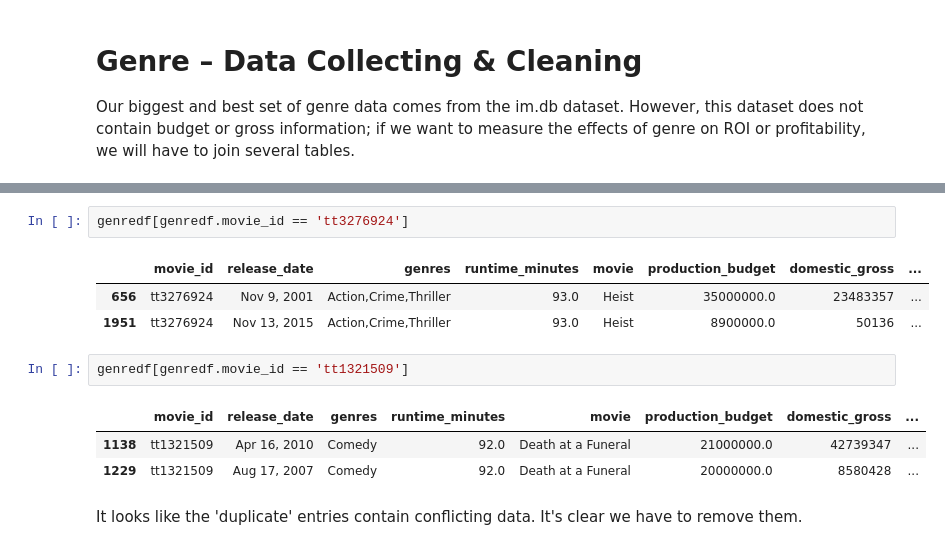
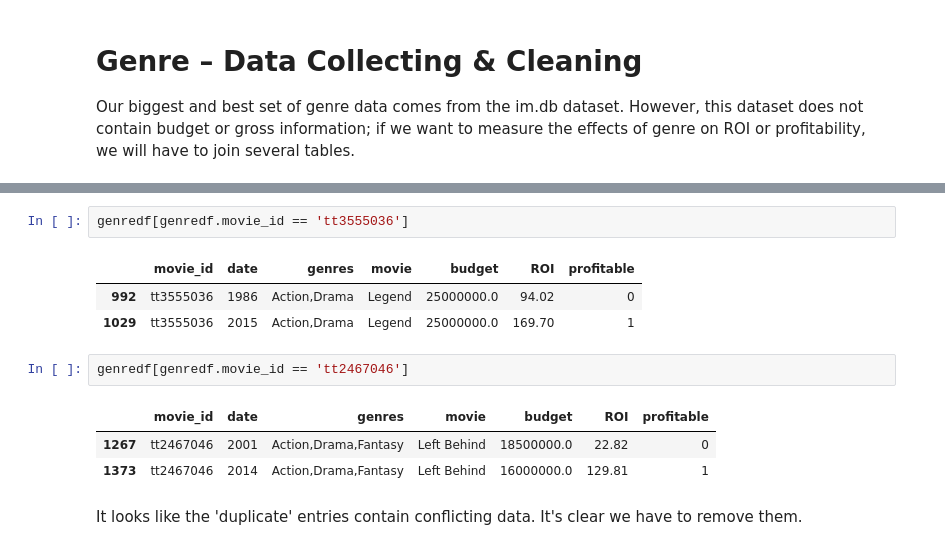
Before and after one commit to Jellohub/phase1_project, a Jupyter notebook: Complete_Analysis.ipynb, the cells around one changed output, grey strips where cells are left out. Drawn from its saved outputs; the diff is of its cells as text.

```diff
--- a/Complete_Analysis.ipynb
+++ b/Complete_Analysis.ipynb
@@ -396,15 +341,15 @@ Name: movie_id, Length: 2986, dtype: int64
 # %%
-genredf[genredf.movie_id == 'tt3276924']
+genredf[genredf.movie_id == 'tt3555036']
 # %% [output]
-|  | movie_id | release_date | genres | runtime_minutes | movie | production_budget | domestic_gross | ... |
-| 656 | tt3276924 | Nov 9, 2001 | Action,Crime,Thriller | 93.0 | Heist | 35000000.0 | 23483357 | ... |
-| 1951 | tt3276924 | Nov 13, 2015 | Action,Crime,Thriller | 93.0 | Heist | 8900000.0 | 50136 | ... |
+|  | movie_id | date | genres | movie | budget | ROI | profitable |
+| 992 | tt3555036 | 1986 | Action,Drama | Legend | 25000000.0 | 94.02 | 0 |
+| 1029 | tt3555036 | 2015 | Action,Drama | Legend | 25000000.0 | 169.70 | 1 |
 # %%
-genredf[genredf.movie_id == 'tt1321509']
+genredf[genredf.movie_id == 'tt2467046']
 # %% [output]
-|  | movie_id | release_date | genres | runtime_minutes | movie | production_budget | domestic_gross | ... |
-| 1138 | tt1321509 | Apr 16, 2010 | Comedy | 92.0 | Death at a Funeral | 21000000.0 | 42739347 | ... |
-| 1229 | tt1321509 | Aug 17, 2007 | Comedy | 92.0 | Death at a Funeral | 20000000.0 | 8580428 | ... |
+|  | movie_id | date | genres | movie | budget | ROI | profitable |
+| 1267 | tt2467046 | 2001 | Action,Drama,Fantasy | Left Behind | 18500000.0 | 22.82 | 0 |
+| 1373 | tt2467046 | 2014 | Action,Drama,Fantasy | Left Behind | 16000000.0 | 129.81 | 1 |
 # %% [markdown]
 It looks like the 'duplicate' entries contain conflicting data. It's clear we have to remove them.
 # %%
```
Also changed, not shown: parts of 101 cells of this notebook.
